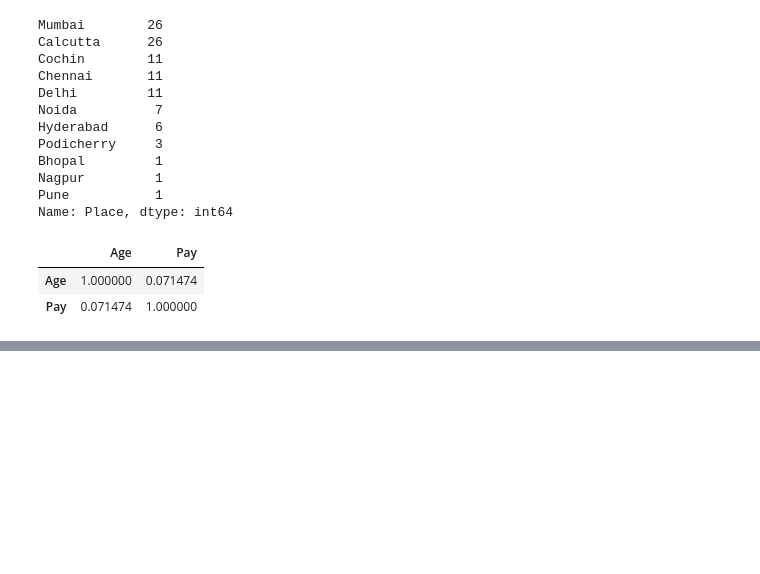
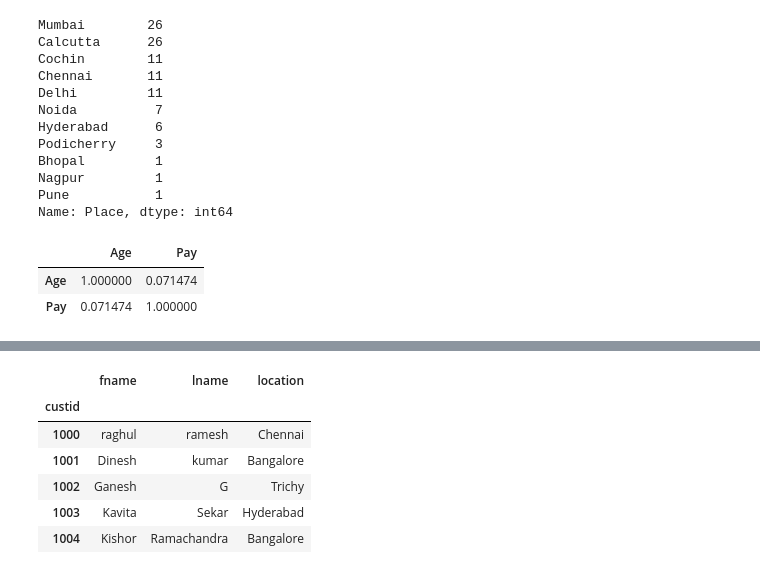
Before and after one commit to RaghulRameshTrainer/VMware_Python, a Jupyter notebook: pandas.ipynb, the cells around one changed output, grey strips where cells are left out. Drawn from its saved outputs; the diff is of its cells as text; code cells hidden in the pictures; blank space fills up the shorter version.

```diff
--- a/pandas.ipynb
+++ b/pandas.ipynb
@@ -439,0 +443,10 @@ df.to_csv(r"D:\Users\rkandasamy\Documents\VMware\Company_edited.csv",index=False
+# %%
+df1
+# %% [output]
+|  | fname | lname | location |
+| custid |  |  |  |
+| 1000 | raghul | ramesh | Chennai |
+| 1001 | Dinesh | kumar | Bangalore |
+| 1002 | Ganesh | G | Trichy |
+| 1003 | Kavita | Sekar | Hyderabad |
+| 1004 | Kishor | Ramachandra | Bangalore |
```
Also changed, not shown: parts of 9 cells of this notebook.
